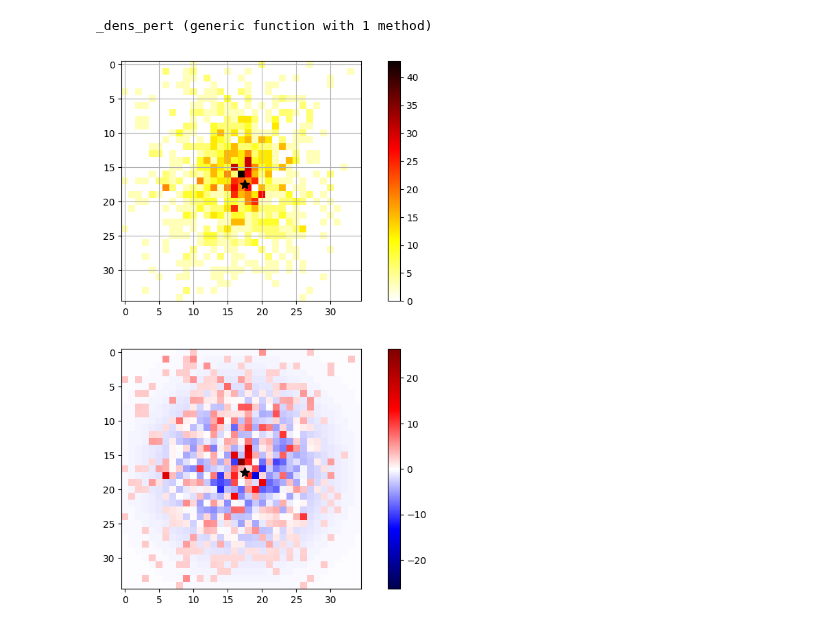
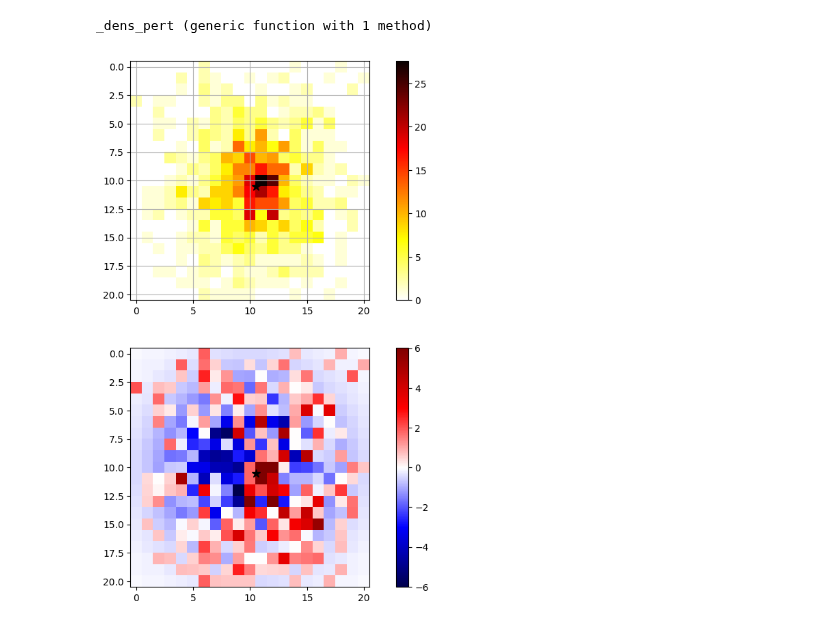
Before and after one commit to bosscha/gaia-shock, a Jupyter notebook: notebooks/analysis/perturbation-markers.ipynb, the cells around one changed output. Drawn from its saved outputs; the diff is of its cells as text; code cells hidden in the pictures.

```diff
--- a/notebooks/analysis/perturbation-markers.ipynb
+++ b/notebooks/analysis/perturbation-markers.ipynb
@@ -228,10 +228,10 @@ end
 virial_2d (generic function with 1 method)
 # %%
 # oc csv file with estimated mass.
-ocname= "NGC 6025-1.7deg-oc-mass.csv"
-ocname= "NGC 2516-3.5deg-oc-mass.csv"
-ocname= "NGC 2632-15.5deg-oc-mass.csv"
-ocm= CSV.read("$ocdir/$ocname", delim=";")
+#ocname= "NGC 6025-1.7deg-oc-mass.csv"
+#ocname= "NGC 2516-3.5deg-oc-mass.csv"
+#ocname= "NGC 2632-15.5deg-oc-mass.csv"
+ocm= CSV.read("$ocname", delim=";")
 
 ## OC recentered
 ocm.X= ocm.X .- mean(ocm.X)
@@ -313,8 +313,11 @@ function _dens2d(x,y, xyrange=[-1,1], nbin=10)
     dl= (xyrange[2]-xyrange[1]) / nbin
 
     for i in 1:length(x)
-        ix= convert(Int,floor((x[i]-xyrange[1])/dl+0.5))
-        iy= convert(Int,floor((y[i]-xyrange[1])/dl+0.5))
+        ix1= (x[i]-xyrange[1])/dl + 1
+        iy1= (y[i]-xyrange[1])/dl + 1
+
+        ix= convert(Int,floor(ix1+0.5))
+        iy= convert(Int,floor(iy1+0.5))
 
         if ix>0 && ix<=nbin && iy>0 && iy<=nbin
             dens[ix,iy]+=1.0
@@ -335,7 +338,6 @@ function _dens_pert(dens2d,xyrange, θ, fdens::Function)
     end
     dl= (xyrange[2]-xyrange[1]) / nbin
     pert2d= copy(dens2d)
-    s=size(dens2d)
 
     for i in 1:s[1]
         for j in 1:s[2]
@@ -355,26 +357,27 @@ end
 _dens_pert (generic function with 1 method)
 # %%
 lrange=[-10,10]
-dens= _dens2d(ocm.Y,ocm.Z,lrange,35)
+dens= _dens2d(ocm.Y,ocm.Z,lrange,21)
 pert= _dens_pert(dens,lrange,θ, fdens1)
-xcenter= size(pert)[1]/2 ;ycenter= xcenter
+
+xcenter= (size(pert)[1]-1)/2 +0.5 ;ycenter= xcenter
 
 fig= PyPlot.figure(figsize=(10,10))
 ax1= PyPlot.subplot(211)
 PyPlot.grid("on")
 pos= PyPlot.imshow(dens, cmap="hot_r", interpolation= "nearest")
-PyPlot.plot(xcenter,ycenter,"k*", markersize=10, lw=2)
+PyPlot.plot(xcenter,ycenter,"k*", markersize=9, lw=2)
 fig.colorbar(pos, ax=ax1)
 
 
-vmin= - max(maximum(pert), abs(minimum(pert)))
+vmin= - max(maximum(pert), abs(minimum(pert))) /2
 vmax= -vmin
 ax2= PyPlot.subplot(212)
 pos= PyPlot.imshow(pert, cmap="seismic", vmin=vmin,vmax=vmax ,interpolation= "nearest")
-PyPlot.plot(xcenter,ycenter,"k*", markersize=10, lw=2)
+PyPlot.plot(xcenter,ycenter,"k*", markersize=9, lw=2)
 fig.colorbar(pos, ax=ax2)
 
 
 PyPlot.show()
 # %% [output]
-[figure, old version]
+[figure, new version]
```
